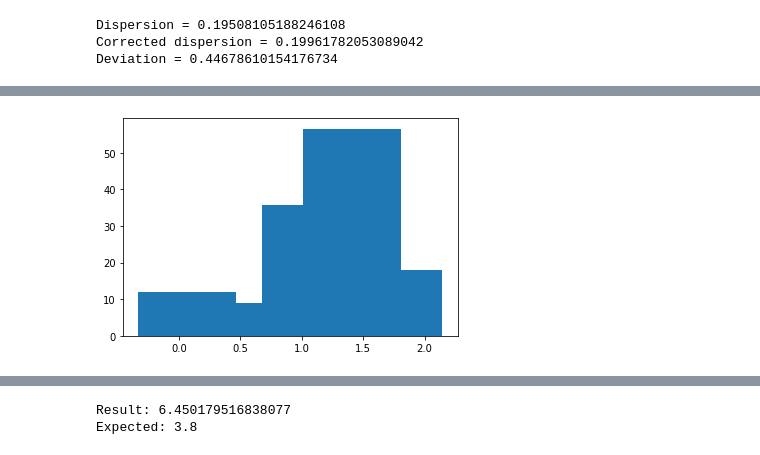
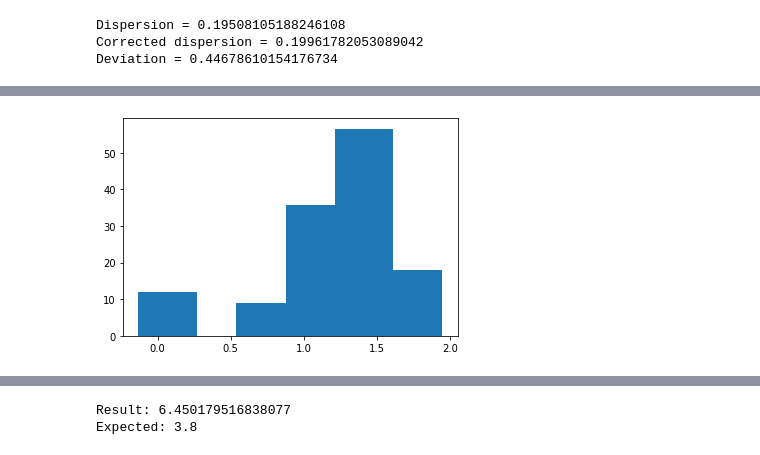
Before and after one commit to sesevasa64/StaticsticsLab1, a Jupyter notebook: jypiter.ipynb, the cells around one changed output, grey strips where cells are left out. Saved outputs shown, nothing was run; the diff lists cells and outputs as text; code cells hidden in the pictures.

```diff
--- a/jypiter.ipynb
+++ b/jypiter.ipynb
@@ -160,9 +163,12 @@ df
 | 3 | 0.906000 | 1.241667 | 12 | 0.272727 | 1.073833 | 35.749752 |
 | 4 | 1.241667 | 1.577333 | 19 | 0.431818 | 1.409500 | 56.603774 |
 | 5 | 1.577333 | 1.913000 | 6 | 0.136364 | 1.745167 | 17.874876 |
-# %%
-plt.bar(df["Среднее значение"], df["Плотность"])
-plt.show()
-# %% [output]
-[figure, removed]
+# %%
+# Гистограмма
+fig, ax = plt.subplots()
+y = df["Плотность"].to_numpy()
+ax.bar(df["Среднее значение"], y, width = 0.4)
+plt.show()
+# %% [output]
+[figure, added]
 # %%
```
Also changed, not shown: parts of 12 cells of this notebook.
